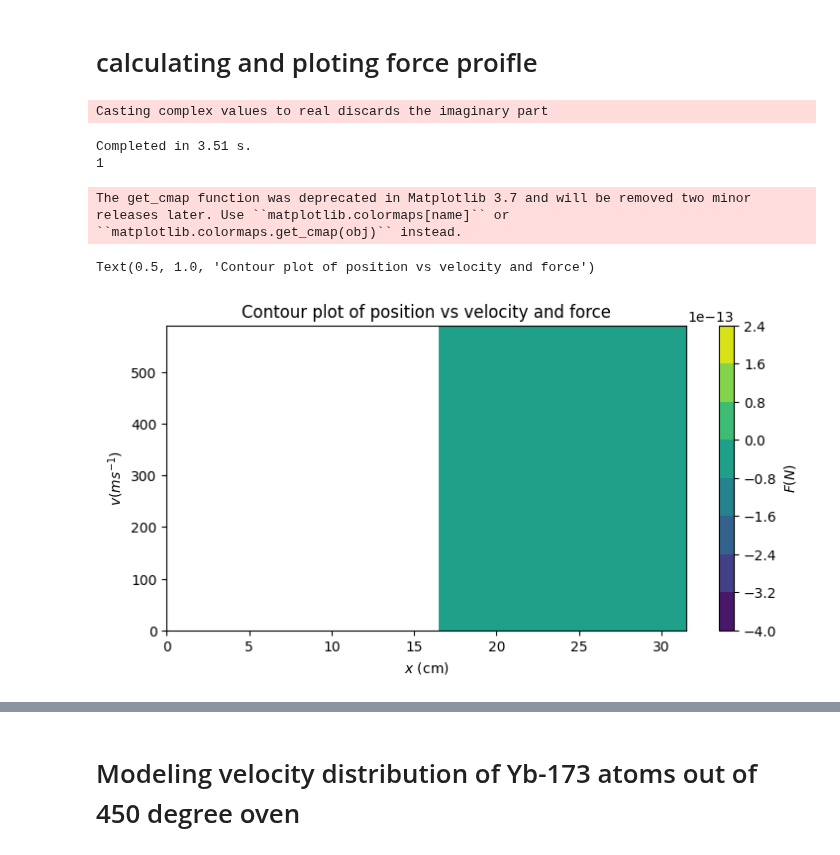
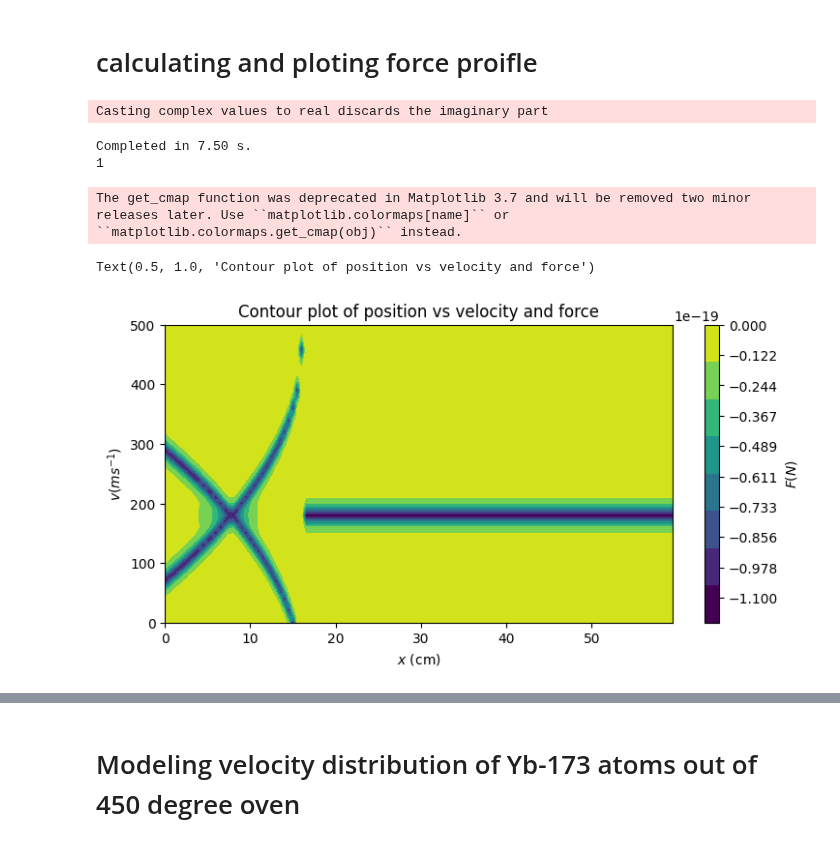
Before and after one commit to benfox4543/YB-zeeman-slower, a Jupyter notebook: zeeman slower_yb(fix after loosing good one).ipynb, the cells around one changed output, grey strips where cells are left out. Saved outputs shown, nothing was run; the diff lists cells and outputs as text; code cells hidden in the pictures.

```diff
--- a/zeeman slower_yb(fix after loosing good one).ipynb
+++ b/zeeman slower_yb(fix after loosing good one).ipynb
@@ -47,7 +47,7 @@ Blab = -67*1e-3#(v0*cts.hbar*(klab*100))/cts.value('Bohr magneton')
 b_0L =  48*1e-3
 # (v0*cts.hbar*(klab*100))/cts.value('Bohr magneton')/2
 # T # About 15 G/cm is a typical gradient for Rb
-L = 16
+L = 30
 x0 = 1/klab  # cm
 t0 = 1/gammalab  # s
 #100*(mass_lab*(v0**2))/(0.5*cts.hbar*(klab*100)*gammalab) +5
@@ -77,10 +77,10 @@ print(x0, t0, mass, k, gamma, alpha,b_0)
 # Magnetic field profile
 # %%
 def mag(R,B_0,alpha,l):
-    if R[2] > l or R[2] < 0:
+    if R[2] > l :
        return  np.array([0,0,0])
     else:
-        return np.array([0,0,B_0 + alpha*R[2]])
+        return np.array([B_0 + alpha*np.sqrt(1 -R[2]/l),0,0])
 # %%
 zeeman_prof = magpy.Collection()
 j = 30
@@ -270,7 +275,9 @@ hamiltonian_D2.add_mu_q_block('e', mu_q_e_D2)
 
 #ham = pylcp.hamiltonian(Hg, He, mugq, mueq, dijq, mass=mass, gamma=gamma, k=k)
 
-# bf = lambda R: cts.value('Bohr magneton')*b_tot.getB(R*10*x0)*t0/cts.hbar
-# l = 16/x0
-bf = lambda R: mag(R,b_0,alpha,l)
-linGrad = pylcp.magField(lambda R: bf(R))
+bf = lambda R: cts.value('Bohr magneton')*b_tot.getB(R*10*x0)*t0/cts.hbar
+#l = 16/x0
+#l = 30/x0
+a
+bf2 = lambda R: mag(R,b_0,alpha,16/x0)
+linGrad = pylcp.magField(lambda R: bf2(R))
@@ -277,6 +300,7 @@ linGrad = pylcp.magField(lambda R: bf(R))
 # %% [markdown]
 # calculating and ploting force proifle
 # %%
+#when using ideal magfield it has to be off due
 det = np.linspace(-30,0,100)
 
 force_profiles = {}
@@ -285,11 +309,11 @@ j  = 0
 b = 0
 
 laserBeams = pylcp.laserBeams([
-{'kvec':np.array([0, 0, -1]), 's': 5,'pol_coord':'spherical', 'pol':np.array([-1,0,1 ]), 'delta': (E_e_D2[2]-E_g_D2[0]) -15*gamma},],
+{'kvec':np.array([0, 0, -1]), 's': 5,'pol_coord':'spherical', 'pol':np.array([1,0,1]), 'delta': (E_e_D2[2]-E_g_D2[0]) - det[24]*gamma},],
 beam_type=pylcp.infinitePlaneWaveBeam)
-rateeq = pylcp.rateeq(laserBeams, linGrad, hamiltonian_D2, include_mag_forces=True)
+rateeq = pylcp.rateeq(laserBeams, linGrad, hamiltonian_D2, include_mag_forces=False)
 x = np.arange(0, 2*L, 0.5)/(x0)
-v = np.arange(0, 600,10)/vc
+v = np.arange(0, 1100,10)/vc
 
 
 X, V = np.meshgrid(x, v)
@@ -305,25 +329,26 @@ b = b +1
 print(b)
 # %% [output]
 Casting complex values to real discards the imaginary part
-Completed in 3.51 s.
+Completed in 7.50 s.
 1
 # %%
 
 fig,ax = plt.subplots(1, 1, figsize=(8, 4))
 cmap_reversed = plt.cm.get_cmap('viridis_r')
 Fc = gammalab*cts.hbar*klab*100
-im1 = ax.contourf(np.array(x)*x0, np.array(v)*vc, rateeq.profile['Fz'].F[2]*Fc)
+im1 = ax.contourf(np.array(x)*x0, np.array(v)*vc, rateeq.profile['Fz'].F[2]*Fc,vmin = -1.1e-19,vmax = 0)
 fig.subplots_adjust(left=0.08, wspace=0.2)
-
-cb1 = plt.colorbar(im1)
+range_l = np.linspace(-1.1e-19,0,10)
+cb1 = plt.colorbar(im1,ticks = range_l)
 cb1.set_label('$F(N)$')
 ax.set_xlabel('$x$ (cm)')
 ax.set_ylabel('$v (ms^{-1})$')
+plt.ylim([0,500])
 plt.title('Contour plot of position vs velocity and force')
 # %% [output]
 The get_cmap function was deprecated in Matplotlib 3.7 and will be removed two minor releases later. Use ``matplotlib.colormaps[name]`` or ``matplotlib.colormaps.get_cmap(obj)`` instead.
 Text(0.5, 1.0, 'Contour plot of position vs velocity and force')
-[figure, old version]
+[figure, new version]
 # %%
 # check of ithe inportlation of force profile
   # Example 2D grid of values
```
Also changed, not shown: parts of 25 cells of this notebook.
